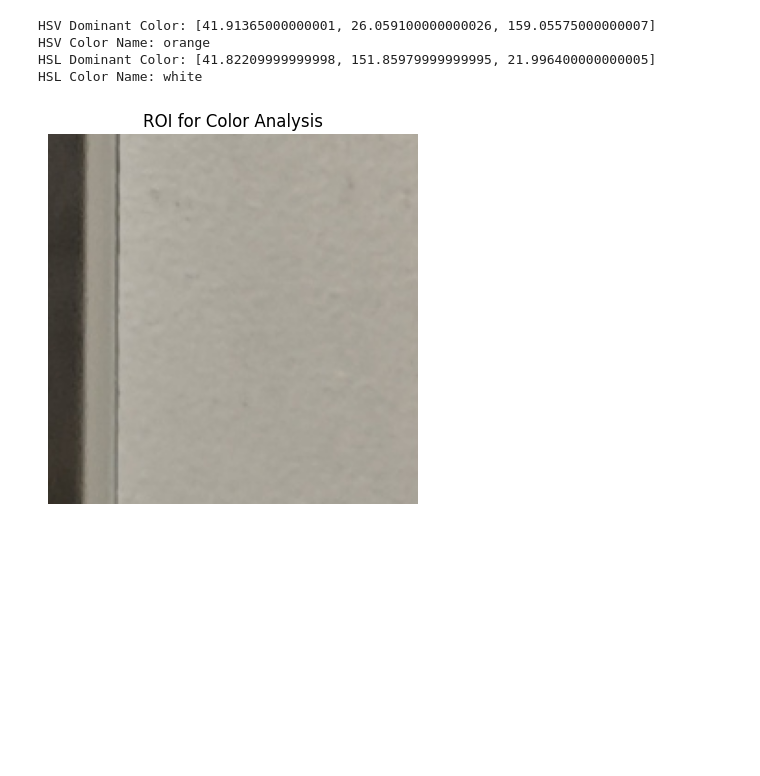
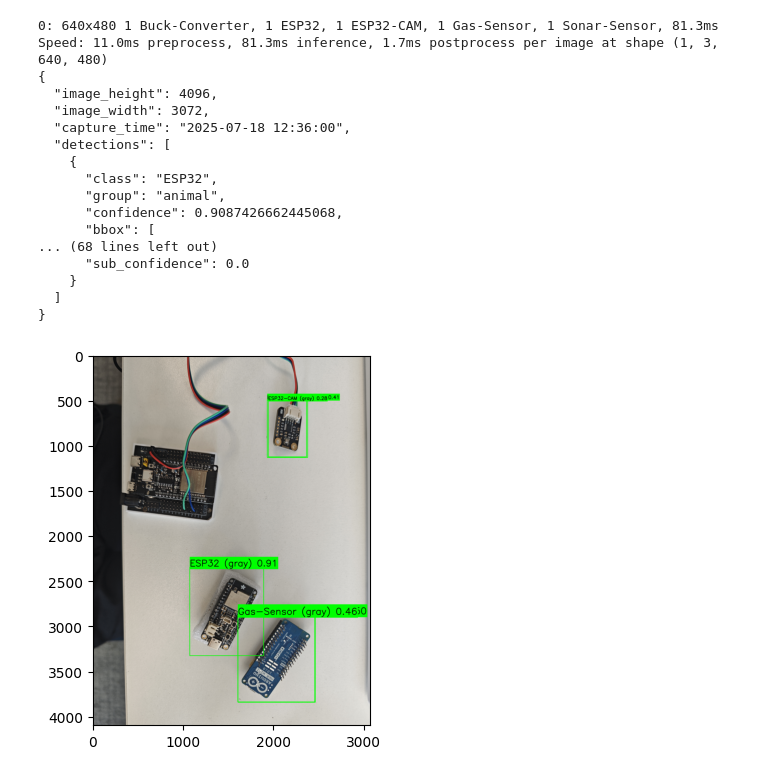
Before and after one commit to Z2nd/DeepSeek-Image-Recognition, a Jupyter notebook: app.ipynb, the cells around one changed output. Saved outputs shown, nothing was run; the diff lists cells and outputs as text; code cells hidden in the pictures; blank space fills up the shorter version.

```diff
--- a/app.ipynb
+++ b/app.ipynb
@@ -40,25 +31,35 @@ plt.show()
 # %%
-# 测试 get_dominant_color 函数
-# 使用图像的一部分（模拟 ROI）进行颜色分析
-roi = image_bgr[300:500, 300:500]  # 裁剪图像的一部分作为 ROI
-dominant_color_hsv, color_name_hsv = processing_logic.get_dominant_color(roi, color_space='HSV')
-dominant_color_hsl, color_name_hsl = processing_logic.get_dominant_color(roi, color_space='HSL')
+# 执行检测
+detections_list, annotated_image = vision_detection.detect_objects_yolo(
+    image_bgr, yolo_model, secondary_model=secondary_model
+)
 
-# 输出结果
-print("HSV Dominant Color:", dominant_color_hsv)
-print("HSV Color Name:", color_name_hsv)
-print("HSL Dominant Color:", dominant_color_hsl)
-print("HSL Color Name:", color_name_hsl)
+# 格式化为JSON
+json_detections = llm_formatting.format_detections_as_json_for_llm(
+    detections_list, image_bgr.shape, "2025-07-18 12:36:00"
+)
 
-# 可视化 ROI
-plt.imshow(cv2.cvtColor(roi, cv2.COLOR_BGR2RGB))
-plt.title('ROI for Color Analysis')
-plt.axis('off')
+# 显示结果
+print(json.dumps(json.loads(json_detections), indent=2))
+plt.imshow(cv2.cvtColor(annotated_image, cv2.COLOR_BGR2RGB))
 plt.show()
 # %% [output]
-HSV Dominant Color: [41.91365000000001, 26.059100000000026, 159.05575000000007]
-HSV Color Name: orange
-HSL Dominant Color: [41.82209999999998, 151.85979999999995, 21.996400000000005]
-HSL Color Name: white
+0: 640x480 1 Buck-Converter, 1 ESP32, 1 ESP32-CAM, 1 Gas-Sensor, 1 Sonar-Sensor, 81.3ms
+Speed: 11.0ms preprocess, 81.3ms inference, 1.7ms postprocess per image at shape (1, 3, 640, 480)
+{
+  "image_height": 4096,
+  "image_width": 3072,
+  "capture_time": "2025-07-18 12:36:00",
+  "detections": [
+    {
+      "class": "ESP32",
+      "group": "animal",
+      "confidence": 0.9087426662445068,
+      "bbox": [
+... (68 lines left out)
+      "sub_confidence": 0.0
+    }
+  ]
+}
-[figure, old version]
+[figure, new version]
 # %%
```
Also changed, not shown: parts of 5 cells of this notebook, 15 other files.
